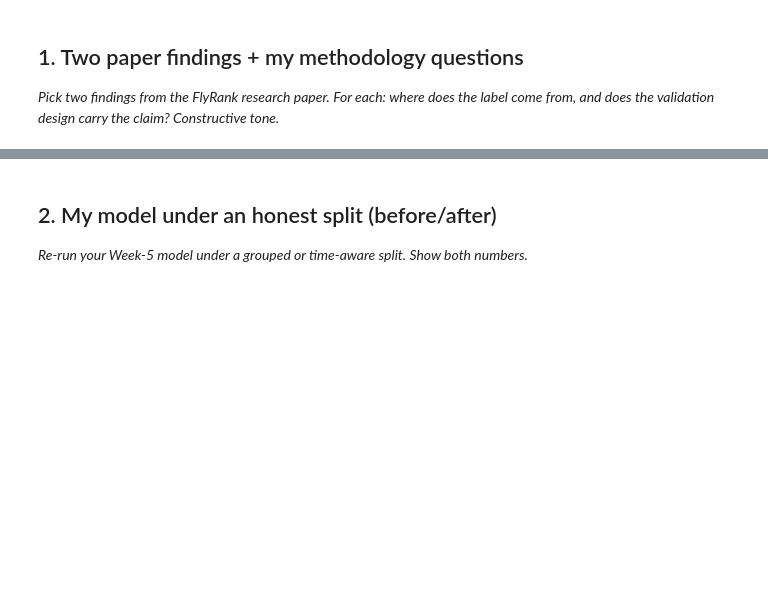
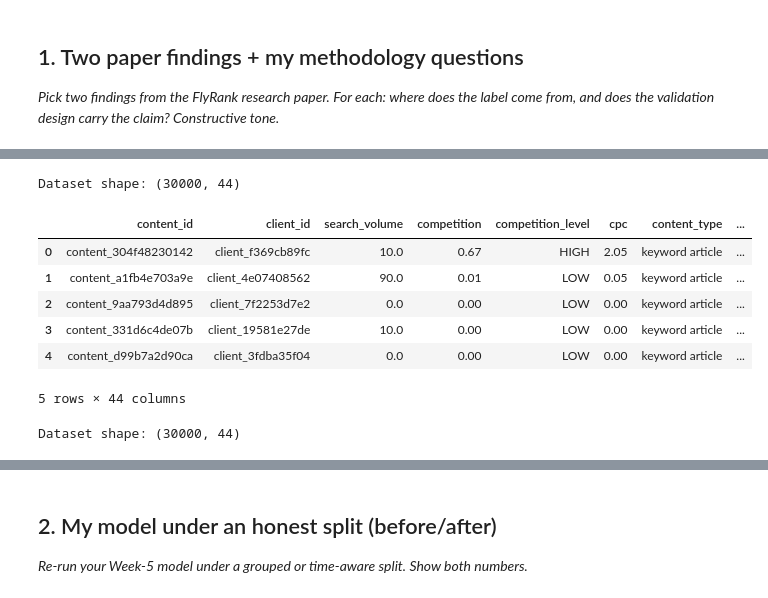
Before and after one commit to tabassumrafiq/flyrank-ml-internship, a Jupyter notebook: work/notebooks/w06_validation_audit.ipynb, the cells around one changed output, grey strips where cells are left out. Saved outputs shown, nothing was run; the diff lists cells and outputs as text; code cells hidden in the pictures; blank space fills up the shorter version.

```diff
--- a/work/notebooks/w06_validation_audit.ipynb
+++ b/work/notebooks/w06_validation_audit.ipynb
@@ -12,0 +29,41 @@ This skeleton is yours to fill. Work the sections **in order** — each one has
+# %%
+import pandas as pd
+
+url = "https://raw.githubusercontent.com/tabassumrafiq/flyrank-ml-internship/main/data/raw/content_refresh_anonymized.csv"
+
+data = pd.read_csv(url)
+
+print("Dataset shape:", data.shape)
+display(data.head())
+# %% [output]
+Dataset shape: (30000, 44)
+|  | content_id | client_id | search_volume | competition | competition_level | cpc | content_type | ... |
+| 0 | content_304f48230142 | client_f369cb89fc | 10.0 | 0.67 | HIGH | 2.05 | keyword article | ... |
+| 1 | content_a1fb4e703a9e | client_4e07408562 | 90.0 | 0.01 | LOW | 0.05 | keyword article | ... |
+| 2 | content_9aa793d4d895 | client_7f2253d7e2 | 0.0 | 0.00 | LOW | 0.00 | keyword article | ... |
+| 3 | content_331d6c4de07b | client_19581e27de | 10.0 | 0.00 | LOW | 0.00 | keyword article | ... |
+| 4 | content_d99b7a2d90ca | client_3fdba35f04 | 0.0 | 0.00 | LOW | 0.00 | keyword article | ... |
+5 rows × 44 columns
+# %%
+import pandas as pd
+import numpy as np
+
+
+from sklearn.model_selection import train_test_split, GroupShuffleSplit
+from sklearn.pipeline import Pipeline
+from sklearn.impute import SimpleImputer
+from sklearn.ensemble import RandomForestClassifier
+from sklearn.metrics import (
+    precision_score,
+    recall_score,
+    f1_score,
+    accuracy_score
+)
+
+RANDOM_STATE = 42
+
+data = pd.read_csv(url)
+
+print("Dataset shape:", data.shape)
+# %% [output]
+Dataset shape: (30000, 44)
```
Also changed, not shown: parts of 20 cells of this notebook.
